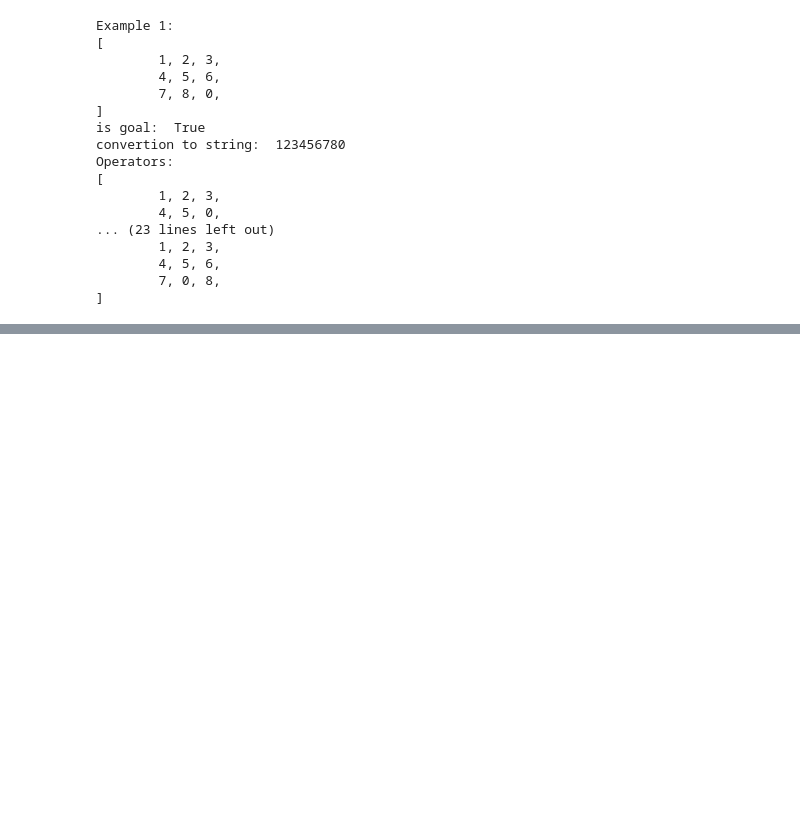
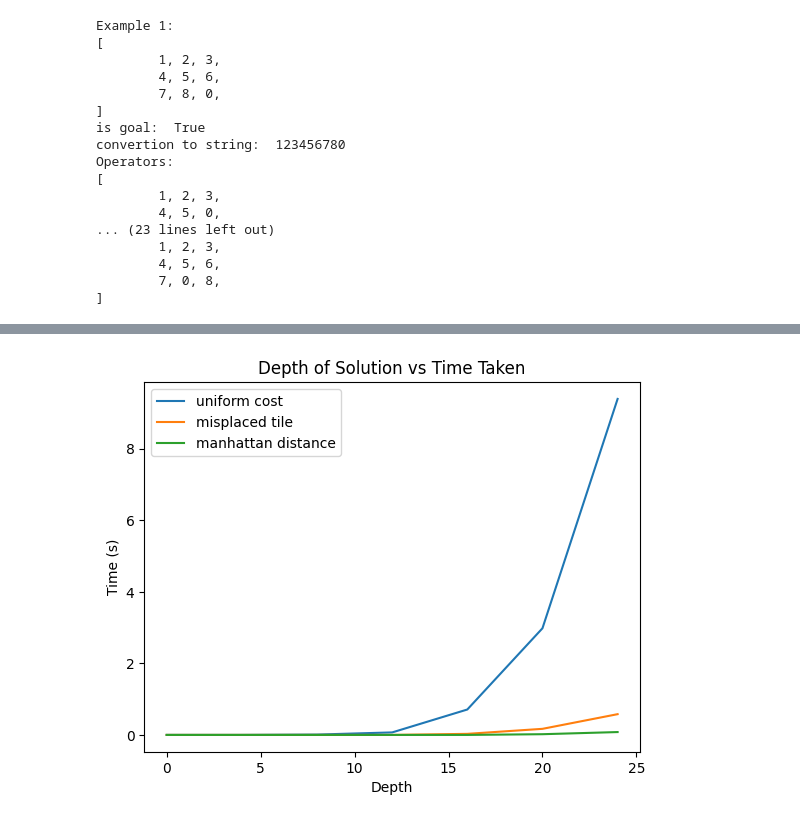
Before and after one commit to Quidifer/EightPuzzleSearch, a Jupyter notebook: test.ipynb, the cells around one changed output, grey strips where cells are left out. Saved outputs shown, nothing was run; the diff lists cells and outputs as text; code cells hidden in the pictures; blank space fills up the shorter version.

Commit message:
nice graphs and comments :). traceback option :)

```diff
--- a/test.ipynb
+++ b/test.ipynb
@@ -251,0 +389,48 @@ Time taken:  0.56 s
+# %%
+from matplotlib import pyplot as plt
+import time
+
+#Uniform costs
+uniform_cost_depth = []
+uniform_cost_times = []
+uniform_cost_expansions = []
+for example in examples:
+    EightPuzzle.reset_hash()
+    (node, expanded_nodes, time_taken)= search(example, a_star_uniform_cost, uniform_cost)
+    uniform_cost_depth.append(node.depth)
+    uniform_cost_times.append(time_taken)
+    uniform_cost_expansions.append(expanded_nodes)
+
+#Misplaced Tile costs
+misplaced_tile_depth = []
+misplaced_tile_times = []
+misplaced_tile_expansions = []
+for example in examples:
+    EightPuzzle.reset_hash()
+    (node, expanded_nodes, time_taken)= search(example, a_star_misplaced_tile, misplaced_tile)
+    misplaced_tile_depth.append(node.depth)
+    misplaced_tile_times.append(time_taken)
+    misplaced_tile_expansions.append(expanded_nodes)
+
+#Manhattan Distance costs
+manhattan_distance_depth = []
+manhattan_distance_times = []
+manhattan_distance_expansions = []
+for example in examples:
+    EightPuzzle.reset_hash()
+    (node, expanded_nodes, time_taken)= search(example, a_star_manhattan_distance, manhattan_distance)
+    manhattan_distance_depth.append(node.depth)
+    manhattan_distance_times.append(time_taken)
+    manhattan_distance_expansions.append(expanded_nodes)
+
+
+plt.plot(uniform_cost_depth, uniform_cost_times, label="uniform cost")
+plt.plot(misplaced_tile_depth, misplaced_tile_times, label="misplaced tile")
+plt.plot(manhattan_distance_depth, manhattan_distance_times, label="manhattan distance")
+plt.xlabel('Depth')
+plt.ylabel('Time (s)')
+plt.title('Depth of Solution vs Time Taken')
+plt.legend()
+plt.show()
+# %% [output]
+[figure, added]
```
Also changed, not shown: parts of 6 cells of this notebook.
